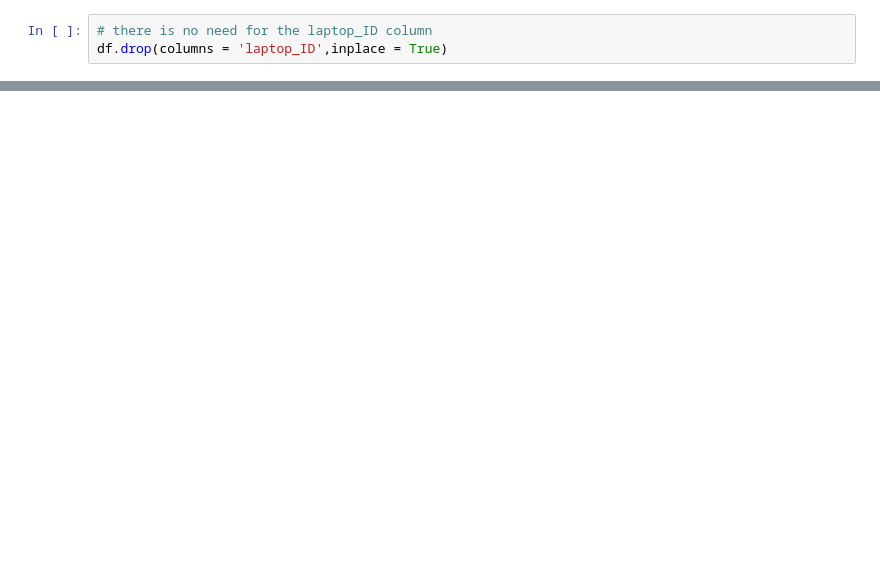
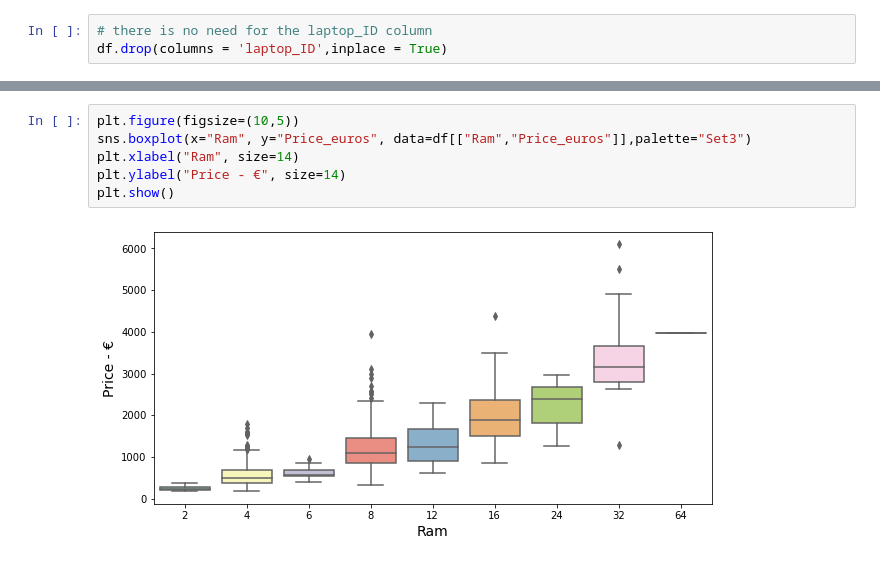
Before and after one commit to NoaAmichai/Laptop-Price-Prediction, a Jupyter notebook: Laptop Price.ipynb, the cells around one changed output, grey strips where cells are left out. Cells and saved outputs as stored; diff of their text form; blank space fills up the shorter version.

```diff
--- a/Laptop Price.ipynb
+++ b/Laptop Price.ipynb
@@ -82,0 +139,8 @@ data['Memory'] = data['Memory'].str.replace('Flash Storage','FlashStorage')
+# %%
+plt.figure(figsize=(10,5))
+sns.boxplot(x="Ram", y="Price_euros", data=df[["Ram","Price_euros"]],palette="Set3")
+plt.xlabel("Ram", size=14)
+plt.ylabel("Price - €", size=14)
+plt.show()
+# %% [output]
+[figure, added]
```
Also changed, not shown: parts of 25 cells of this notebook.
